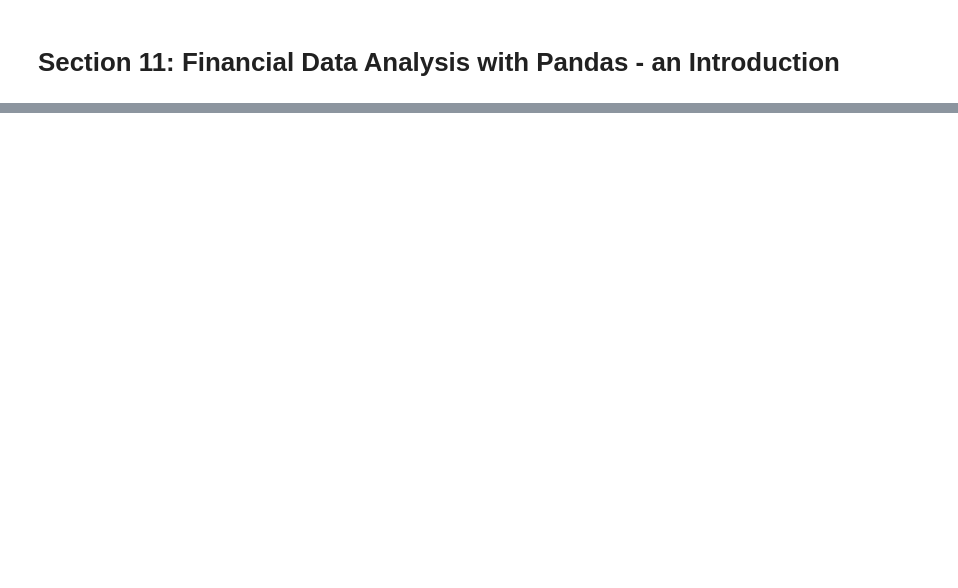
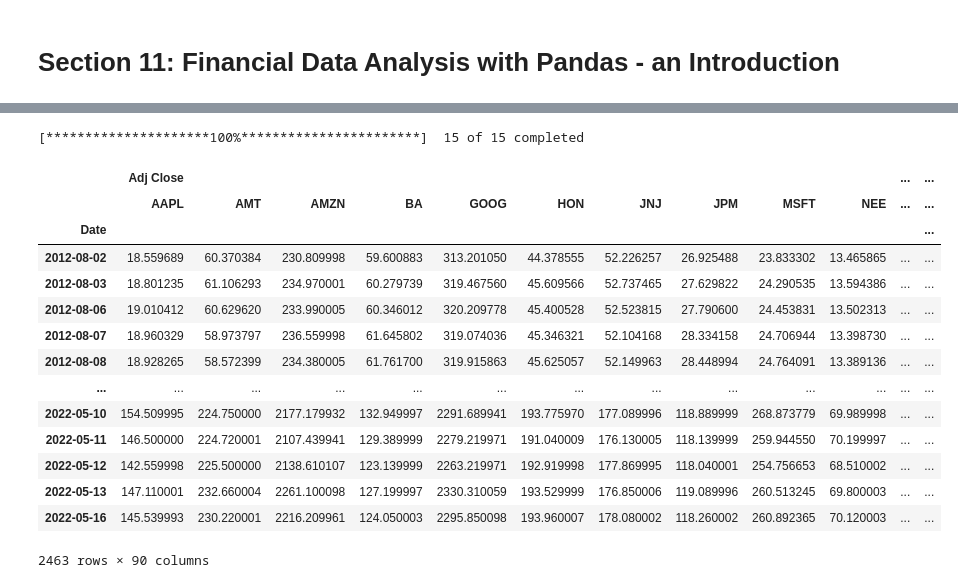
Before and after one commit to sidhlee/data-science-and-machine-learning, a Jupyter notebook: courses/algo-trade-a-z/part2_pandas-for-financial-data-analysis-and-intro-to-oop/11_financial-data-analysis-with-pandas.ipynb, the cells around one changed output, grey strips where cells are left out. Cells and saved outputs as stored; diff of their text form; code cells hidden in the pictures; blank space fills up the shorter version.

Commit message:
downloading stock data + cleaning up index

```diff
--- a/courses/algo-trade-a-z/part2_pandas-for-financial-data-analysis-and-intro-to-oop/11_financial-data-analysis-with-pandas.ipynb
+++ b/courses/algo-trade-a-z/part2_pandas-for-financial-data-analysis-and-intro-to-oop/11_financial-data-analysis-with-pandas.ipynb
@@ -23,3 +3,8 @@ and use the search bar at the top of the page.
 # %%
 import pandas as pd
 import yfinance as yf
+# %%
+start_end = {
+    "start": '2012-08-02',
+    "end": '2022-05-17'
+}
@@ -25,0 +31,25 @@ import yfinance as yf
+# %%
+# companies with the biggest volume in each sector
+# source: finviz tree map (S&P 500 Map)
+sector_tickers = ['AAPL', 'MSFT', 'GOOG', 'AMZN', 'TSLA', 'WMT', 'XOM', 'NEE', 'AMT', 'BA', 'HON','JNJ','UNH', 'JPM', 'V' ]
+# %%
+# can also download a list of tickers
+stocks = yf.download(sector_tickers, **start_end )
+stocks
+# %% [output]
+[*********************100%***********************]  15 of 15 completed
+|  | Adj Close |  |  |  |  |  |  |  |  |  | ... | ... |
+|  | AAPL | AMT | AMZN | BA | GOOG | HON | JNJ | JPM | MSFT | NEE | ... | ... |
+| Date |  |  |  |  |  |  |  |  |  |  |  | ... |
+| 2012-08-02 | 18.559689 | 60.370384 | 230.809998 | 59.600883 | 313.201050 | 44.378555 | 52.226257 | 26.925488 | 23.833302 | 13.465865 | ... | ... |
+| 2012-08-03 | 18.801235 | 61.106293 | 234.970001 | 60.279739 | 319.467560 | 45.609566 | 52.737465 | 27.629822 | 24.290535 | 13.594386 | ... | ... |
+| 2012-08-06 | 19.010412 | 60.629620 | 233.990005 | 60.346012 | 320.209778 | 45.400528 | 52.523815 | 27.790600 | 24.453831 | 13.502313 | ... | ... |
+| 2012-08-07 | 18.960329 | 58.973797 | 236.559998 | 61.645802 | 319.074036 | 45.346321 | 52.104168 | 28.334158 | 24.706944 | 13.398730 | ... | ... |
+| 2012-08-08 | 18.928265 | 58.572399 | 234.380005 | 61.761700 | 319.915863 | 45.625057 | 52.149963 | 28.448994 | 24.764091 | 13.389136 | ... | ... |
+| ... | ... | ... | ... | ... | ... | ... | ... | ... | ... | ... | ... | ... |
+| 2022-05-10 | 154.509995 | 224.750000 | 2177.179932 | 132.949997 | 2291.689941 | 193.775970 | 177.089996 | 118.889999 | 268.873779 | 69.989998 | ... | ... |
+| 2022-05-11 | 146.500000 | 224.720001 | 2107.439941 | 129.389999 | 2279.219971 | 191.040009 | 176.130005 | 118.139999 | 259.944550 | 70.199997 | ... | ... |
+| 2022-05-12 | 142.559998 | 225.500000 | 2138.610107 | 123.139999 | 2263.219971 | 192.919998 | 177.869995 | 118.040001 | 254.756653 | 68.510002 | ... | ... |
+| 2022-05-13 | 147.110001 | 232.660004 | 2261.100098 | 127.199997 | 2330.310059 | 193.529999 | 176.850006 | 119.089996 | 260.513245 | 69.800003 | ... | ... |
+| 2022-05-16 | 145.539993 | 230.220001 | 2216.209961 | 124.050003 | 2295.850098 | 193.960007 | 178.080002 | 118.260002 | 260.892365 | 70.120003 | ... | ... |
+2463 rows × 90 columns
```
Also changed, not shown: parts of 14 cells of this notebook, 1 other file.
